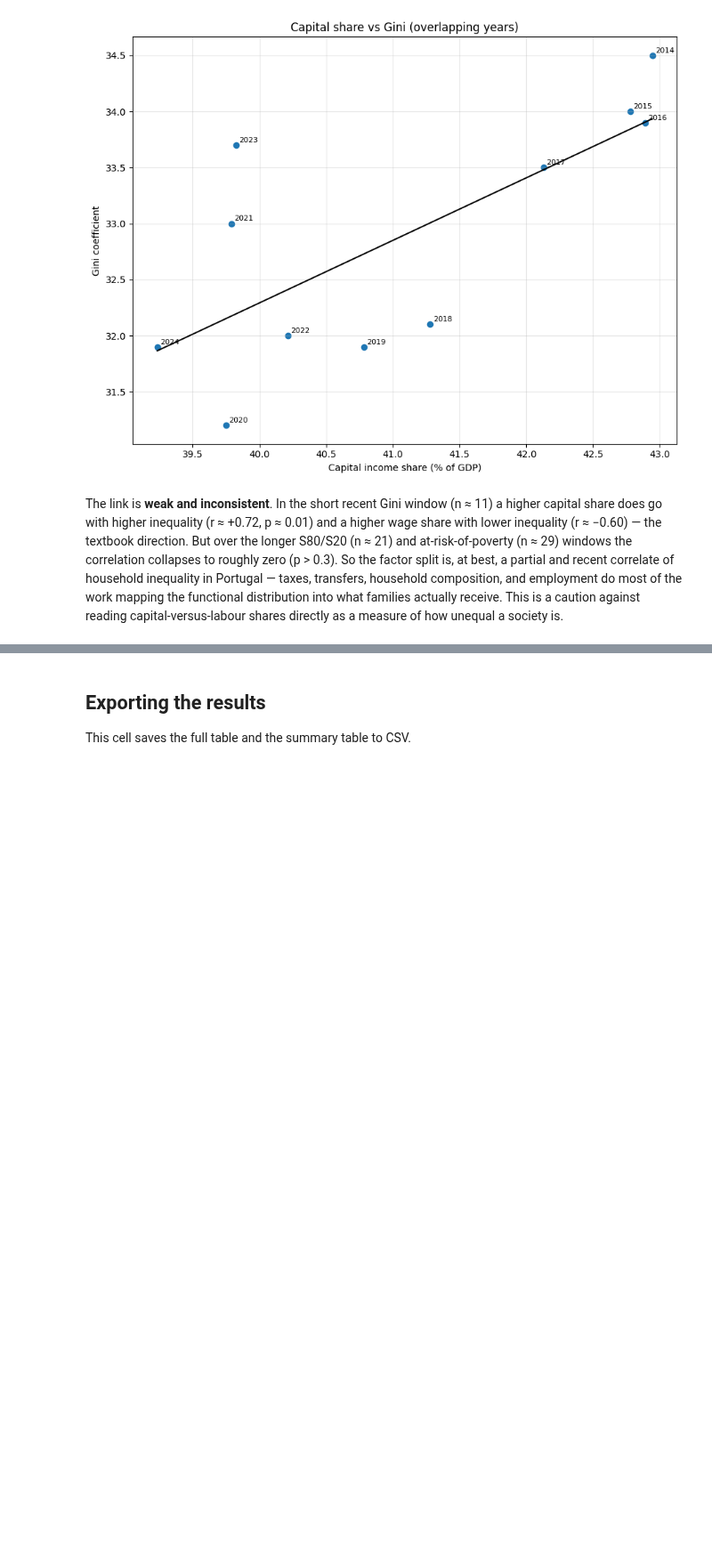
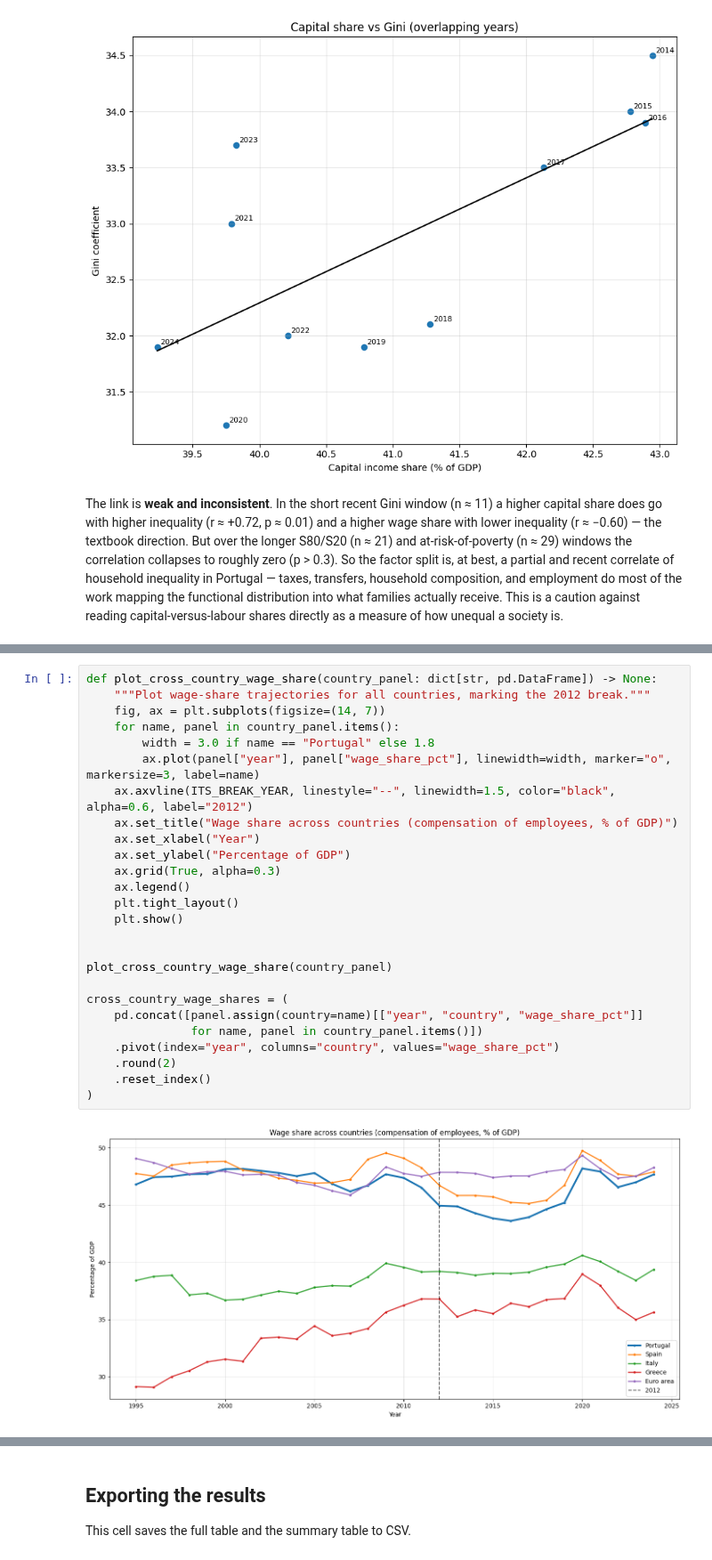
Before and after one commit to DiogoRibeiro7/ds-projects-portfolio, a Jupyter notebook: projects/portugal_gdp_income_distribution/portugal_gdp_income_distribution.ipynb, the cells around one changed output, grey strips where cells are left out. Shown at 89% size. Drawn from its saved outputs; the diff is of its cells as text; blank space fills up the shorter version.

```diff
--- a/projects/portugal_gdp_income_distribution/portugal_gdp_income_distribution.ipynb
+++ b/projects/portugal_gdp_income_distribution/portugal_gdp_income_distribution.ipynb
@@ -1652,0 +1783,28 @@ The link is **weak and inconsistent**. In the short recent Gini window (n ≈ 11
+# %%
+def plot_cross_country_wage_share(country_panel: dict[str, pd.DataFrame]) -> None:
+    """Plot wage-share trajectories for all countries, marking the 2012 break."""
+    fig, ax = plt.subplots(figsize=(14, 7))
+    for name, panel in country_panel.items():
+        width = 3.0 if name == "Portugal" else 1.8
+        ax.plot(panel["year"], panel["wage_share_pct"], linewidth=width, marker="o", markersize=3, label=name)
+    ax.axvline(ITS_BREAK_YEAR, linestyle="--", linewidth=1.5, color="black", alpha=0.6, label="2012")
+    ax.set_title("Wage share across countries (compensation of employees, % of GDP)")
+    ax.set_xlabel("Year")
+    ax.set_ylabel("Percentage of GDP")
+    ax.grid(True, alpha=0.3)
+    ax.legend()
+    plt.tight_layout()
+    plt.show()
+
+
+plot_cross_country_wage_share(country_panel)
+
+cross_country_wage_shares = (
+    pd.concat([panel.assign(country=name)[["year", "country", "wage_share_pct"]]
+               for name, panel in country_panel.items()])
+    .pivot(index="year", columns="country", values="wage_share_pct")
+    .round(2)
+    .reset_index()
+)
+# %% [output]
+[figure, added]
```
Also changed, not shown: parts of 19 cells of this notebook, 1 other file.
